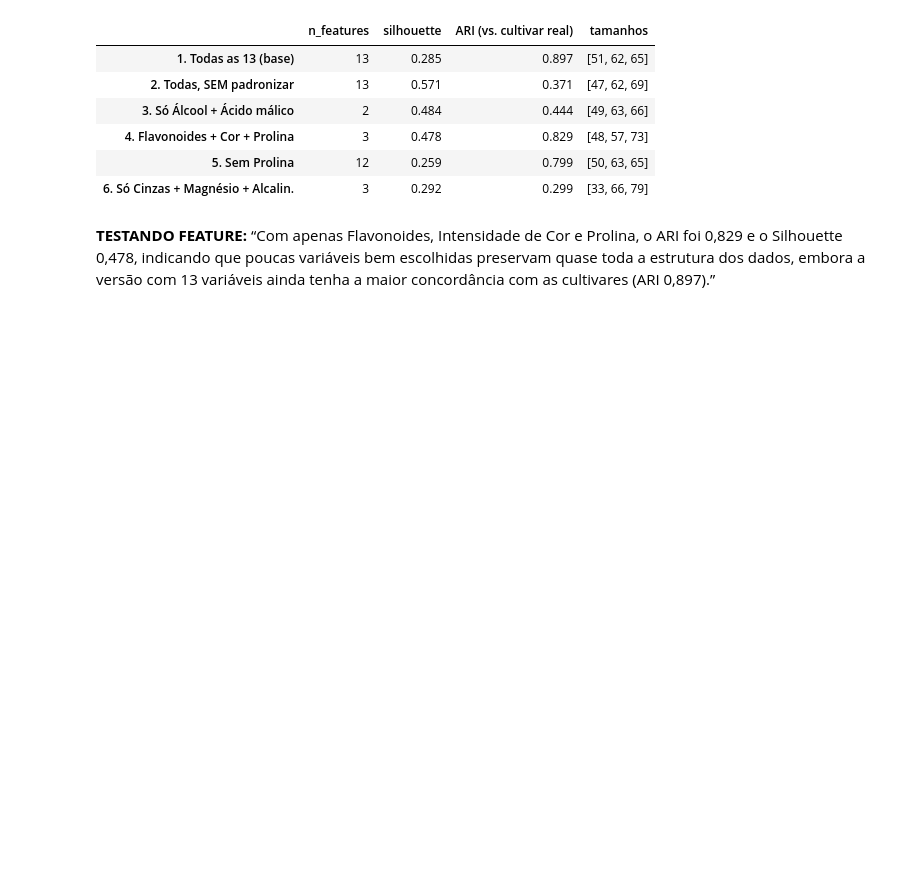
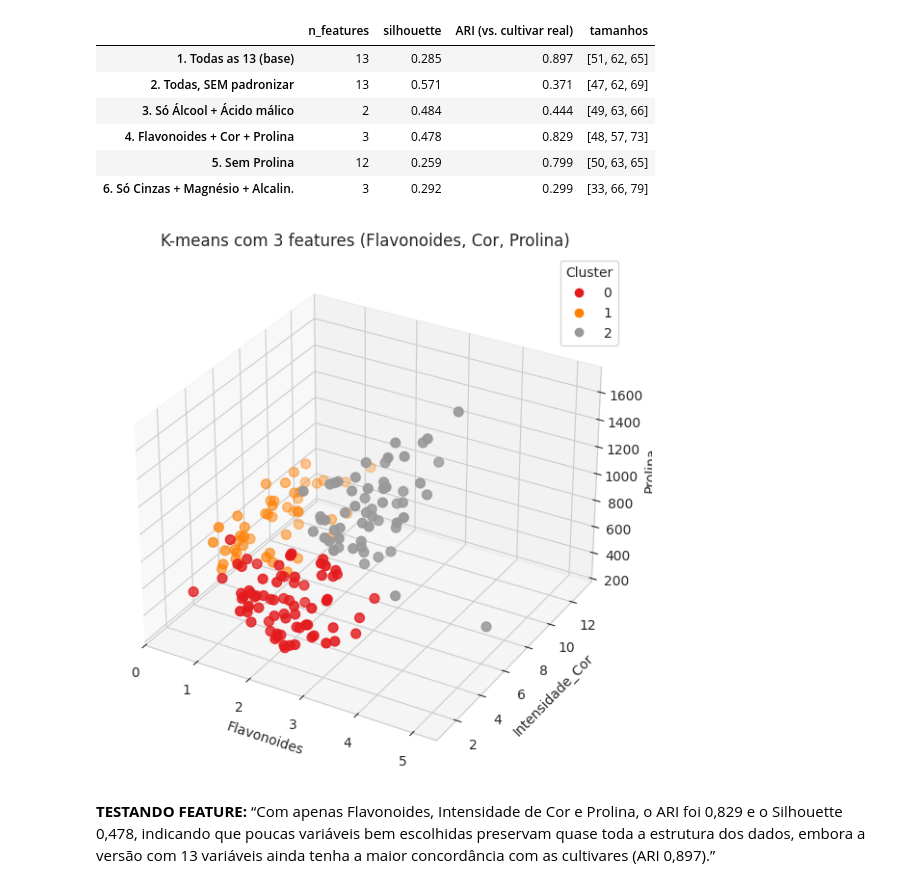
Before and after one commit to linogustavoestudos-cpu/checkpoint5-wine, a Jupyter notebook: cp5_MachineLearning_GustavoLino.ipynb, the cells around one changed output. Saved outputs shown, nothing was run; the diff lists cells and outputs as text; code cells hidden in the pictures; blank space fills up the shorter version.

```diff
--- a/cp5_MachineLearning_GustavoLino.ipynb
+++ b/cp5_MachineLearning_GustavoLino.ipynb
@@ -402,6 +402,20 @@ pd.DataFrame(experimentos).T
 | 4. Flavonoides + Cor + Prolina | 3 | 0.478 | 0.829 | [48, 57, 73] |
 | 5. Sem Prolina | 12 | 0.259 | 0.799 | [50, 63, 65] |
 | 6. Só Cinzas + Magnésio + Alcalin. | 3 | 0.292 | 0.299 | [33, 66, 79] |
+# %%
+cols = ["Flavonoides", "Intensidade_Cor", "Prolina"]
+X3 = StandardScaler().fit_transform(df[cols])                       # padroniza as 3
+rot3 = KMeans(n_clusters=3, random_state=42, n_init=10).fit_predict(X3)  # agrupa só com as 3
+
+fig = plt.figure(figsize=(9, 7))
+ax = fig.add_subplot(111, projection="3d")                          # cria o eixo 3D
+sc = ax.scatter(df[cols[0]], df[cols[1]], df[cols[2]], c=rot3, cmap="Set1", s=50)
+ax.set_xlabel(cols[0]); ax.set_ylabel(cols[1]); ax.set_zlabel(cols[2])
+ax.set_title("K-means com 3 features (Flavonoides, Cor, Prolina)")
+ax.legend(*sc.legend_elements(), title="Cluster")
+plt.show()
+# %% [output]
+[figure, added]
 # %% [markdown]
 
 
```
